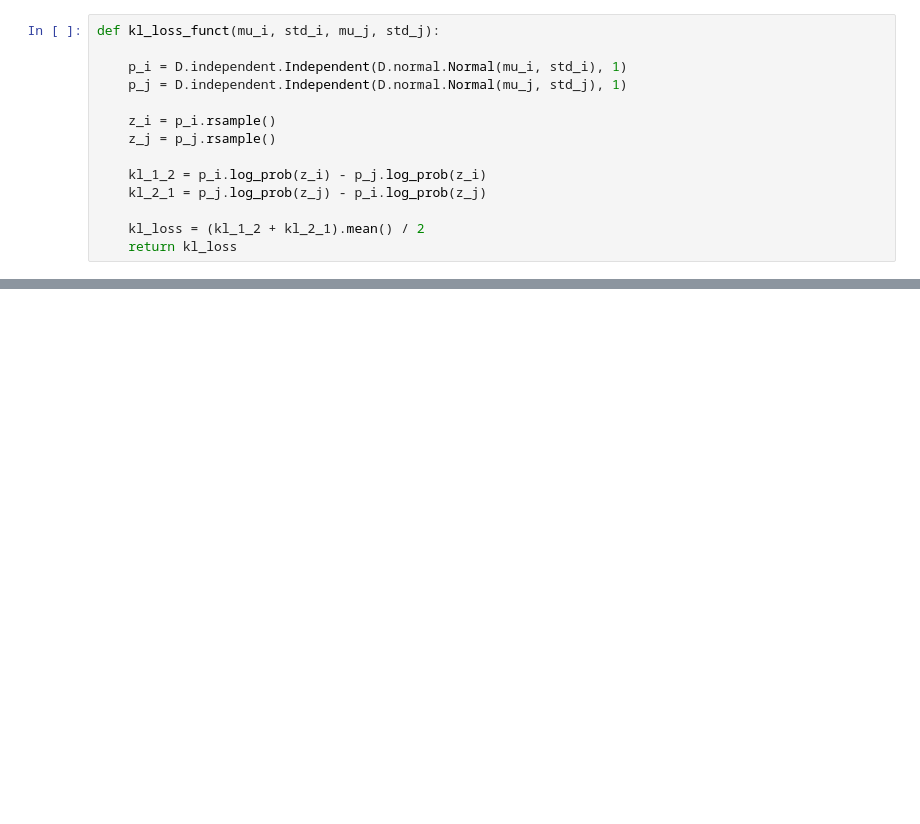
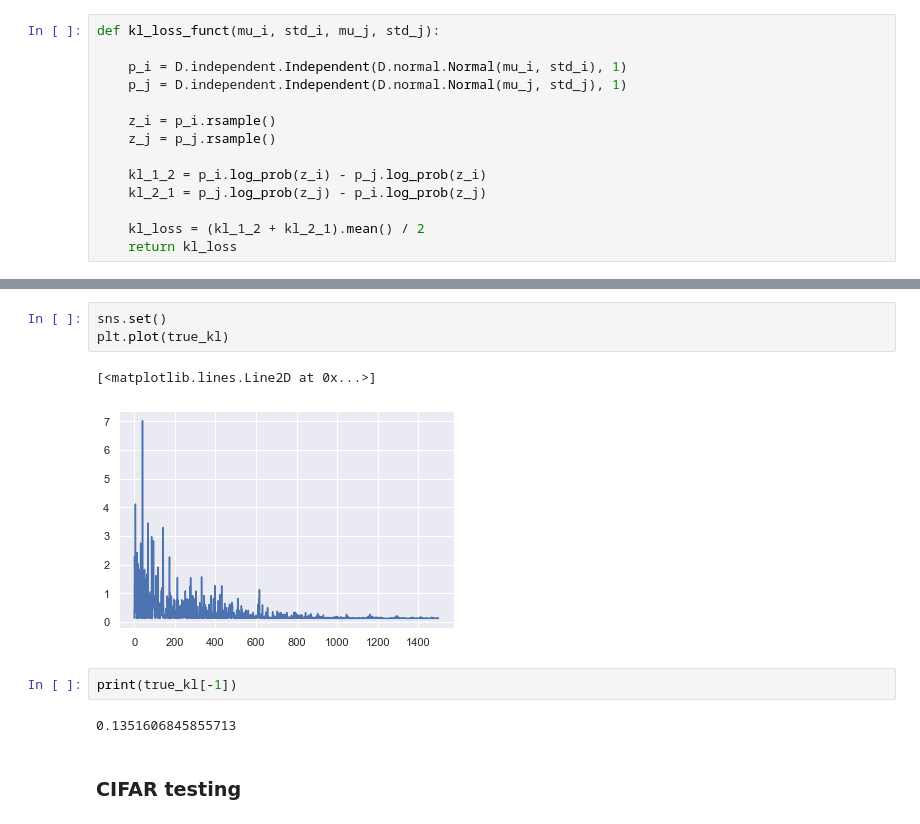
Before and after one commit to mdiephuis/SimCLR, a Jupyter notebook: notebooks/MI_KL_testing.ipynb, the cells around one changed output, grey strips where cells are left out. Drawn from its saved outputs; the diff is of its cells as text; blank space fills up the shorter version.

Commit message:
testing kl mi functions

```diff
--- a/notebooks/MI_KL_testing.ipynb
+++ b/notebooks/MI_KL_testing.ipynb
@@ -151,0 +179,12 @@ plt.plot(kl_hist)
+# %%
+sns.set()
+plt.plot(true_kl)
+# %% [output]
+[<matplotlib.lines.Line2D at 0x...>]
+[figure, added]
+# %%
+print(true_kl[-1])
+# %% [output]
+0.1351606845855713
+# %% [markdown]
+### CIFAR testing
```
Also changed, not shown: parts of 10 cells of this notebook.
